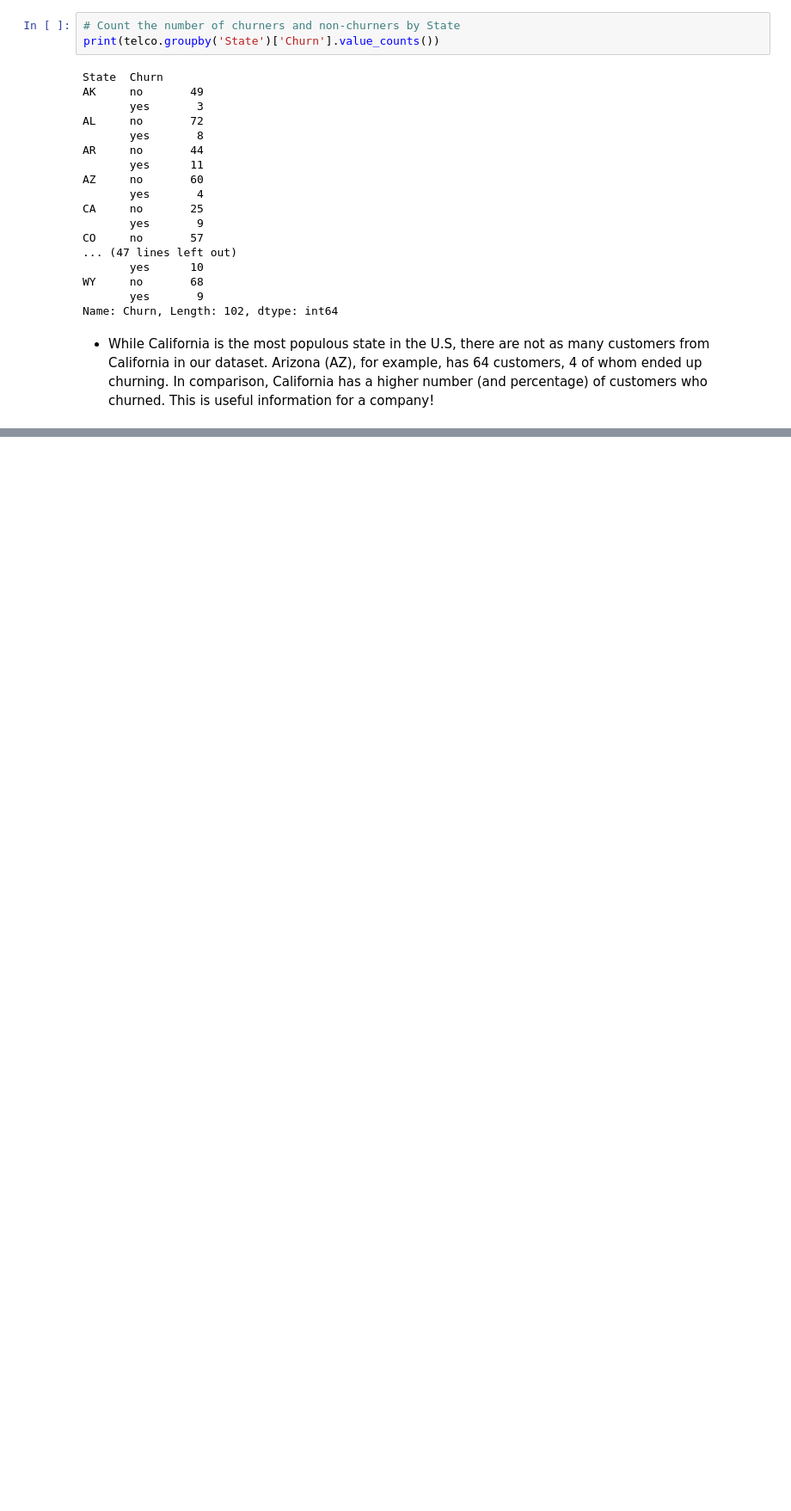
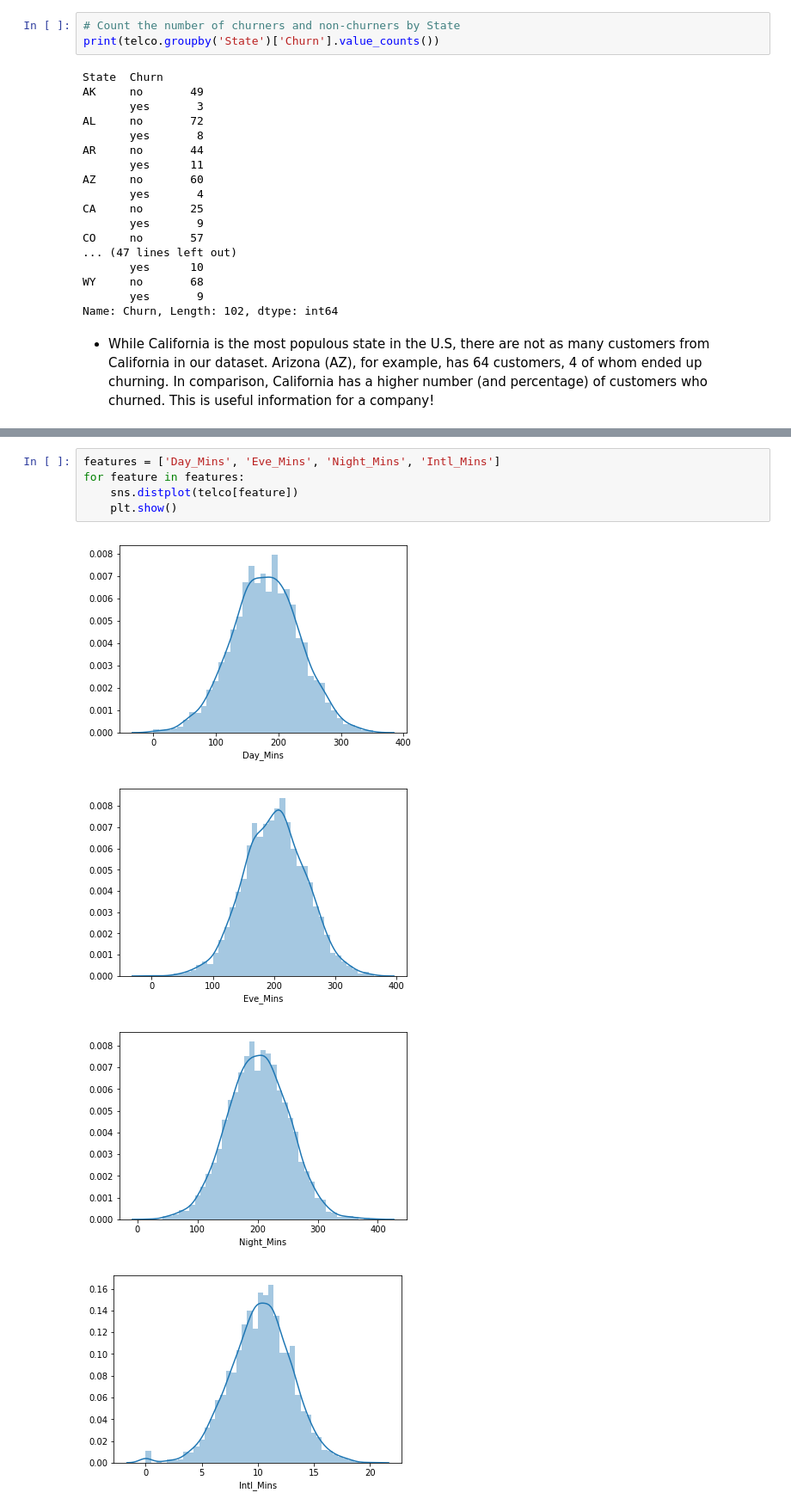
Before and after one commit to naikshubham/Predicting-Customer-Churn-, a Jupyter notebook: Customer Churn Prediction.ipynb, the cells around one changed output, grey strips where cells are left out. Shown: that part at 86% size. Saved outputs shown, nothing was run; the diff lists cells and outputs as text; blank space fills up the shorter version.

```diff
--- a/Customer Churn Prediction.ipynb
+++ b/Customer Churn Prediction.ipynb
@@ -73,0 +81,10 @@ Name: Churn, Length: 102, dtype: int64
+# %%
+features = ['Day_Mins', 'Eve_Mins', 'Night_Mins', 'Intl_Mins']
+for feature in features:
+    sns.distplot(telco[feature])
+    plt.show()
+# %% [output]
+[figure, added]
+[figure, added]
+[figure, added]
+[figure, added]
```
Also changed, not shown: parts of 12 cells of this notebook.
